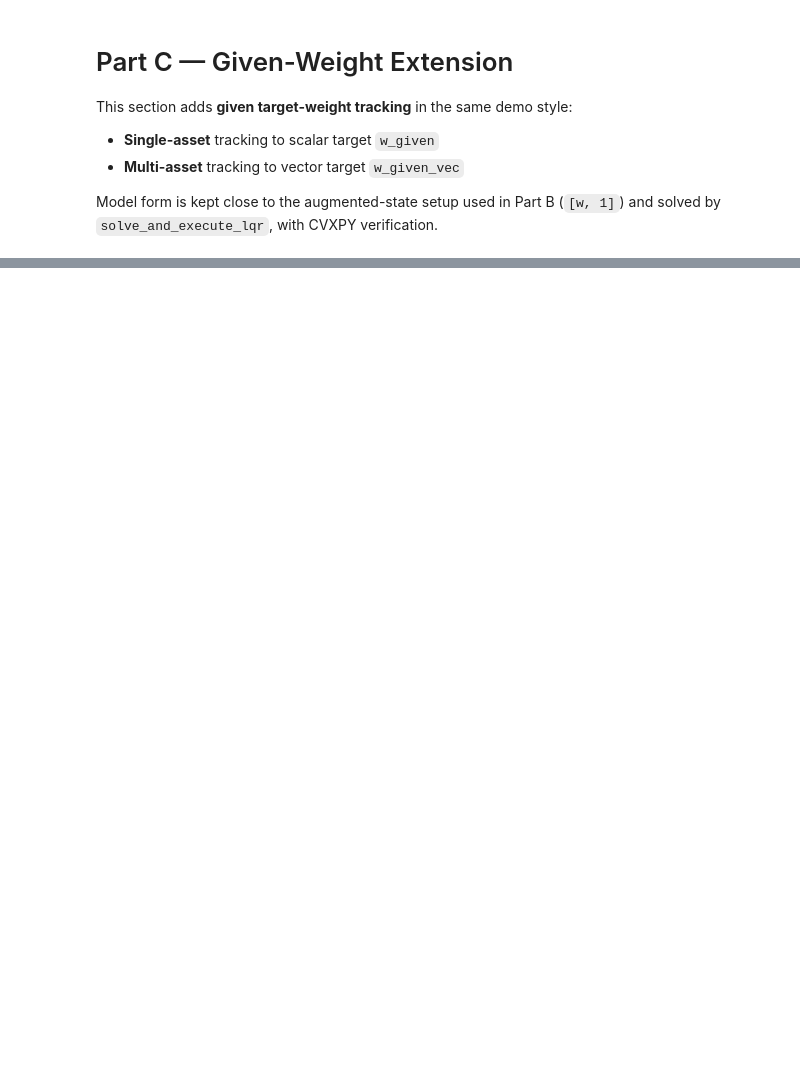
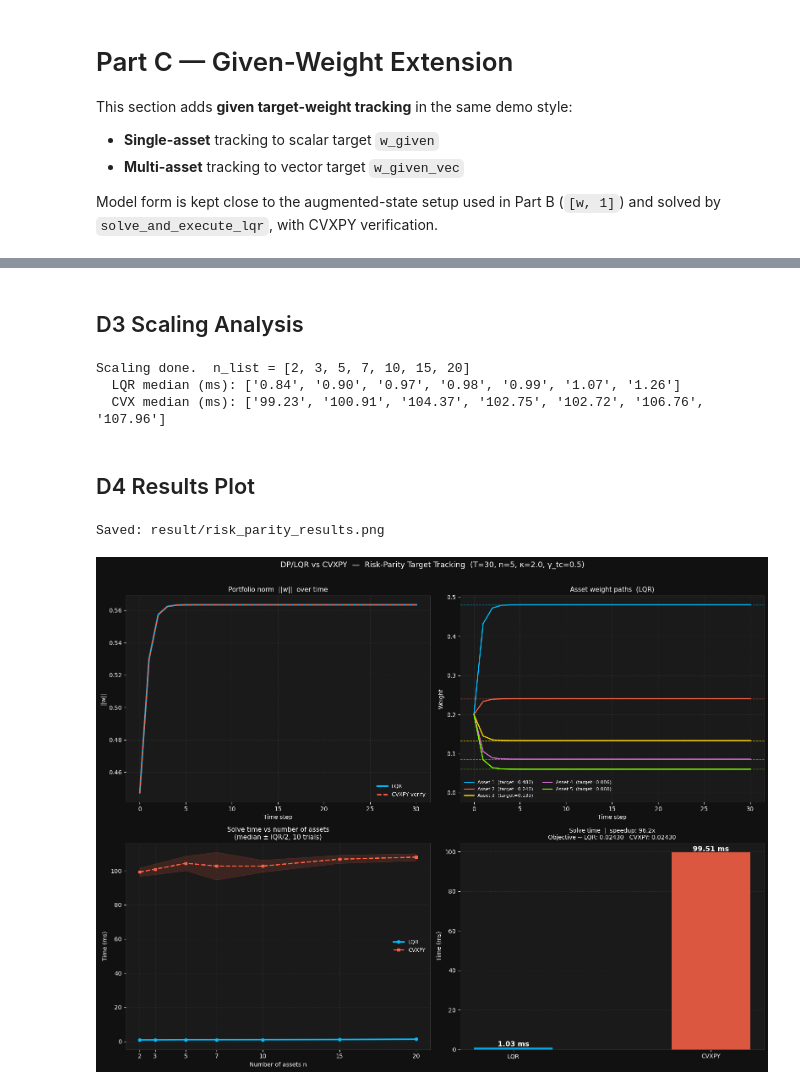
Before and after one commit to yunhanjin001/dp-accelerated-portfolio-opt, a Jupyter notebook: notebooks/demo.ipynb, the cells around one changed output, grey strips where cells are left out. Saved outputs shown, nothing was run; the diff lists cells and outputs as text; code cells hidden in the pictures; blank space fills up the shorter version.

```diff
--- a/notebooks/demo.ipynb
+++ b/notebooks/demo.ipynb
@@ -791,0 +993,69 @@ plt.show()
+# %% [markdown]
+## D3  Scaling Analysis
+# %%
+# ── D3  Scaling Analysis ───────────────────────────────────────────────
+n_list_rp = [2, 3, 5, 7, 10, 15, 20]
+n_trials   = 10
+lqr_times_rp, cvx_times_rp = [], []
+
+for n_trial in n_list_rp:
+    dp_t, cx_t = [], []
+    for seed in range(n_trials):
+        rng_s = np.random.default_rng(seed)
+        L_s   = rng_s.standard_normal((n_trial, n_trial)) * 0.1
+        Sig_s = L_s @ L_s.T + np.diag(rng_s.uniform(0.01, 0.05, n_trial))
+        w0_s  = rng_s.uniform(0.0, 0.4, n_trial); w0_s /= w0_s.sum()
+        wrp_s = get_risk_parity_target(Sig_s)
+        A_, B_, Q_, R_, M_, s0_ = build_risk_parity_matrices(wrp_s, kappa_rp, gamma_tc_rp, w0_s)
+
+        t0 = time.perf_counter()
+        solve_and_execute_lqr(T_rp, A_, B_, Q_, R_, M_, s0_)
+        dp_t.append((time.perf_counter() - t0) * 1000)
+
+        t0 = time.perf_counter()
+        _solve_cvxpy_rp(T_rp, wrp_s, kappa_rp, gamma_tc_rp, w0_s)
+        cx_t.append((time.perf_counter() - t0) * 1000)
+
+    dp_t, cx_t = np.array(dp_t), np.array(cx_t)
+    lqr_times_rp.append(dp_t)
+    cvx_times_rp.append(cx_t)
+
+# Build scaling dict in the format expected by plot_multi_asset_results
+rp_scaling = dict(
+    n_list  = n_list_rp,
+    lqr_med = [np.median(t) for t in lqr_times_rp],
+    lqr_iqr = [np.subtract(*np.percentile(t, [75, 25])) / 2 for t in lqr_times_rp],
+    cvx_med = [np.median(t) for t in cvx_times_rp],
+    cvx_iqr = [np.subtract(*np.percentile(t, [75, 25])) / 2 for t in cvx_times_rp],
+)
+
+print("Scaling done.  n_list =", n_list_rp)
+print(f"  LQR median (ms): {[f'{v:.2f}' for v in rp_scaling['lqr_med']]}")
+print(f"  CVX median (ms): {[f'{v:.2f}' for v in rp_scaling['cvx_med']]}")
+# %% [output]
+Scaling done.  n_list = [2, 3, 5, 7, 10, 15, 20]
+  LQR median (ms): ['0.84', '0.90', '0.97', '0.98', '0.99', '1.07', '1.26']
+  CVX median (ms): ['99.23', '100.91', '104.37', '102.75', '102.72', '106.76', '107.96']
+# %% [markdown]
+## D4  Results Plot
+# %%
+# ── D4  Plot ──────────────────────────────────────────────────────────
+fig_rp = plot_multi_asset_results(
+    W_lqr    = W_lqr_rp,
+    W_cvx    = W_cvx_rp,
+    time_lqr = time_lqr_rp,
+    time_cvx = time_cvx_rp,
+    speedup  = speedup_rp,
+    obj_lqr  = obj_lqr_rp,
+    obj_cvx  = obj_cvx_rp,
+    w_given  = w_rp,          # target = risk-parity weights
+    scaling  = rp_scaling,
+    suptitle = (
+        f"DP/LQR vs CVXPY  —  Risk-Parity Target Tracking  "
+        f"(T={T_rp}, n={n_rp}, κ={kappa_rp}, γ_tc={gamma_tc_rp})"
+    ),
+    save_path='result/risk_parity_results.png',
+)
+# %% [output]
+Saved: result/risk_parity_results.png
+[figure, added]
```
Also changed, not shown: parts of 15 cells of this notebook, 4 other files.
